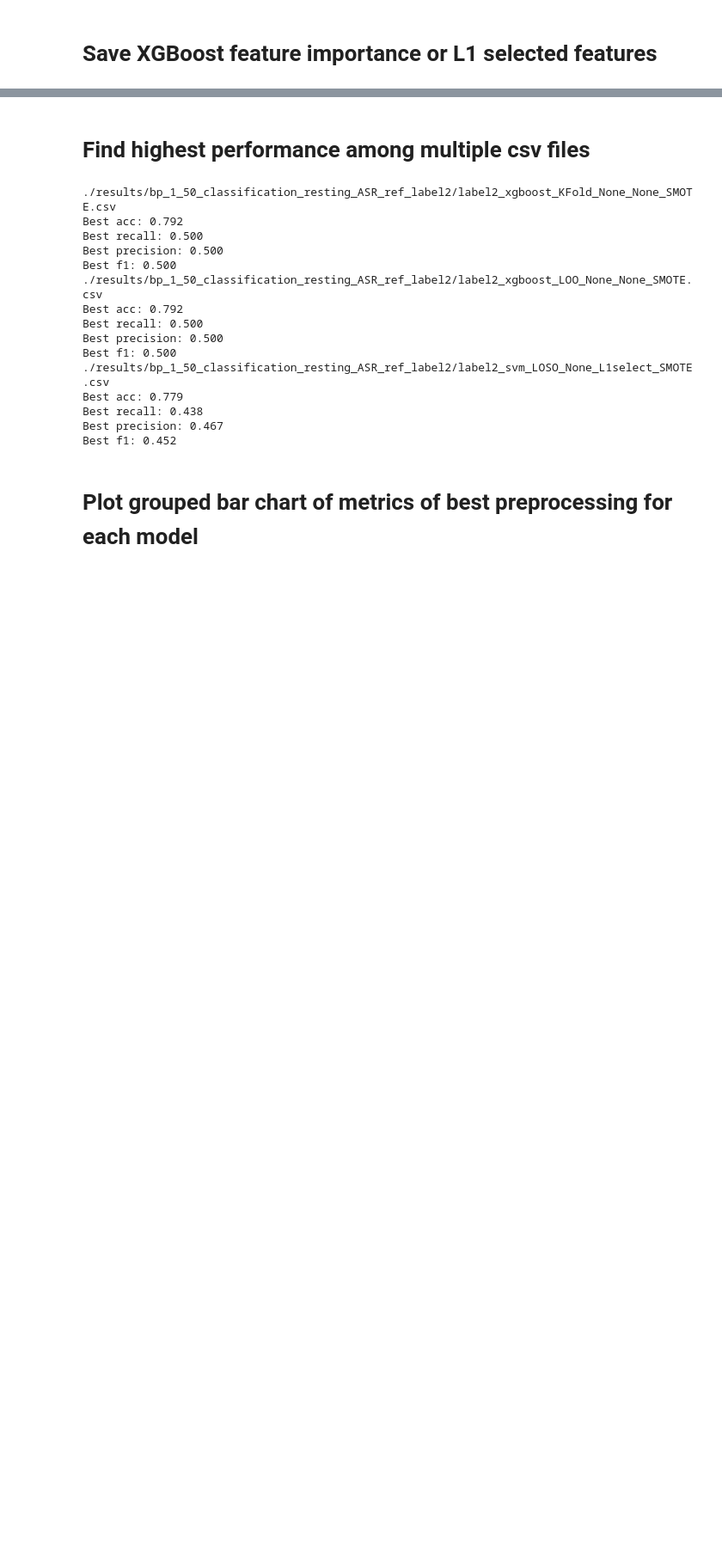
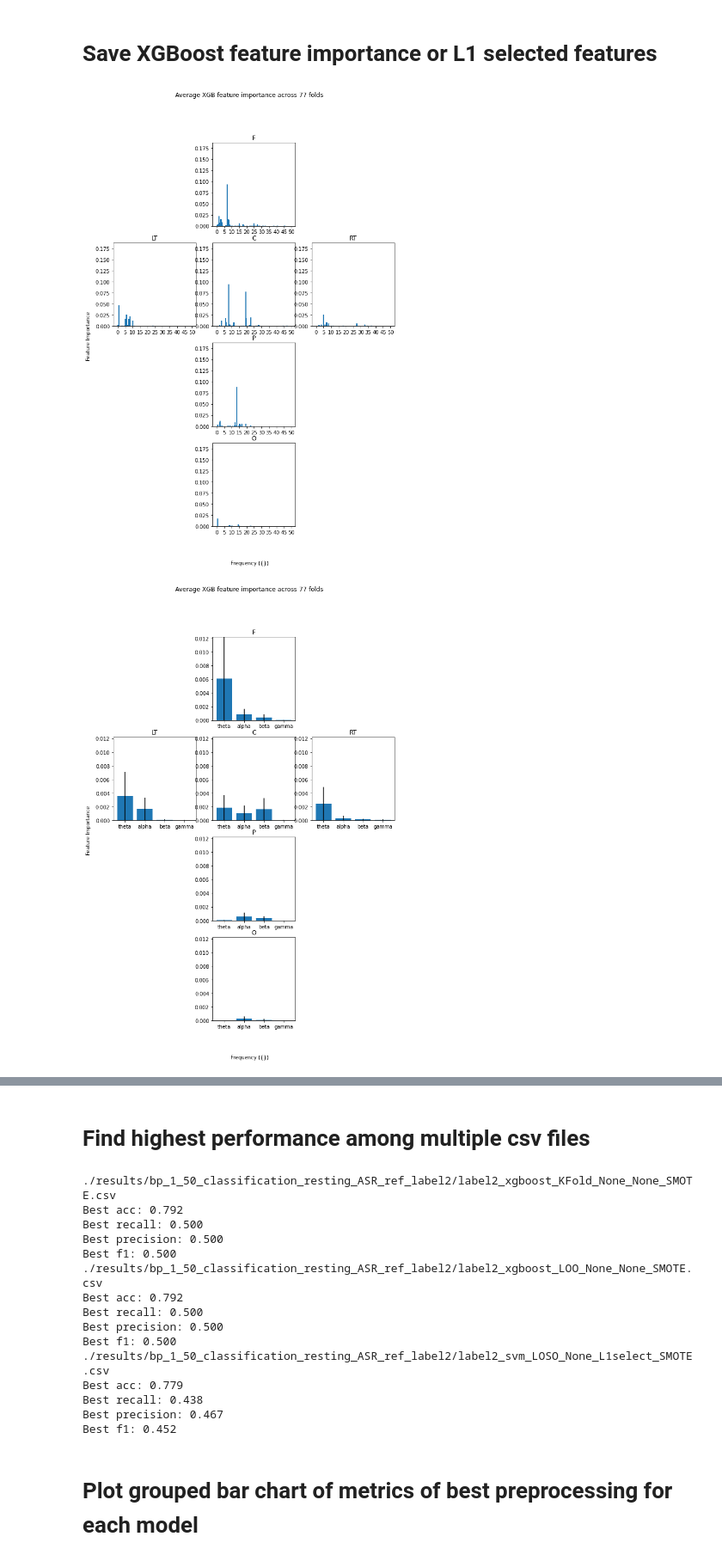
Before and after one commit to hundredball/Classroom_stress, a Jupyter notebook: classification.ipynb, the cells around one changed output, grey strips where cells are left out. Shown at 86% size. Saved outputs shown, nothing was run; the diff lists cells and outputs as text; code cells hidden in the pictures; blank space fills up the shorter version.

```diff
--- a/classification.ipynb
+++ b/classification.ipynb
@@ -420,32 +428,44 @@ Data: resting_ASR_ref, Label: 2, Model: xgboost, CV mode: KFold, Added features:
 # XGBoost: The gain type shows the average gain across all splits where feature was used, save mat for topoplot in topoplot_features.m
 if 'L1' in feature_folder:
     df = pd.DataFrame.from_dict(selected_features)
     df.to_csv('results/{feature_folder}/select.csv'.format(feature_folder=feature_folder))
 elif 'XGB' in feature_folder:
     bands = {'theta':(4,7), 'alpha':(8,13), 'beta':(14,30), 'gamma':(31,50)}
     regions = ['F','LT','C','RT','P','O']
+    bandpower_regions = {region: np.zeros((len(all_feature_importances['F']), len(bands))) for region in regions}
+    bandpower_regions['freq'] = bands.keys()
     bandpowers = {}
     for i_band, band in enumerate(bands.keys()):
         bandpowers[band] = []
         low, high = bands[band][0], bands[band][1]
 
         for i_region, region in enumerate(regions):
 
             # Average feature importances in each band
             idx = np.logical_and(xaxis >= low, xaxis <= high)
 
             bandpowers[band].append(np.mean(selected_features[region][idx]))
+            bandpower_regions[region][:, i_band] = np.mean(all_feature_importances[region][:, idx], axis=1)
 
     # Save feature with feature importances more than zero as csv file
     selected_freq = {}
     for key, value in selected_features.items():
         selected_freq[key] = [list(xaxis[np.where(selected_features[key]>0)[0]])]
     df_selected_freq = pd.DataFrame.from_dict(selected_freq)
     df_selected_freq.to_csv('{folder}/XGB_selected_freq.csv'.format(folder='results/'+feature_folder))
 
     # Save as mat file
     sio.savemat('{folder}/XGB_feature_importances.mat'.format(folder='results/'+feature_folder), bandpowers)
 
-    # Save as json file
-    with open('{}/XGB_feature_importances.json'.format('results/'+feature_folder), 'w') as f:
+    # Save bandpower as json file
+    with open('{}/XGB_feature_importances_bandpower.json'.format('results/'+feature_folder), 'w') as f:
         json.dump(bandpowers, f)
+
+    # Plot feature importance in Hz
+    visualize.plot_XGB_feature_importance(all_feature_importances, feature_folder, xaxis='Hz')
+
+    # Plot feature importance in band
+    visualize.plot_XGB_feature_importance(bandpower_regions, feature_folder, xaxis='band', error_bar=True)
+# %% [output]
+[figure, added]
+[figure, added]
```
Also changed, not shown: parts of 6 cells of this notebook, 2 other files.
